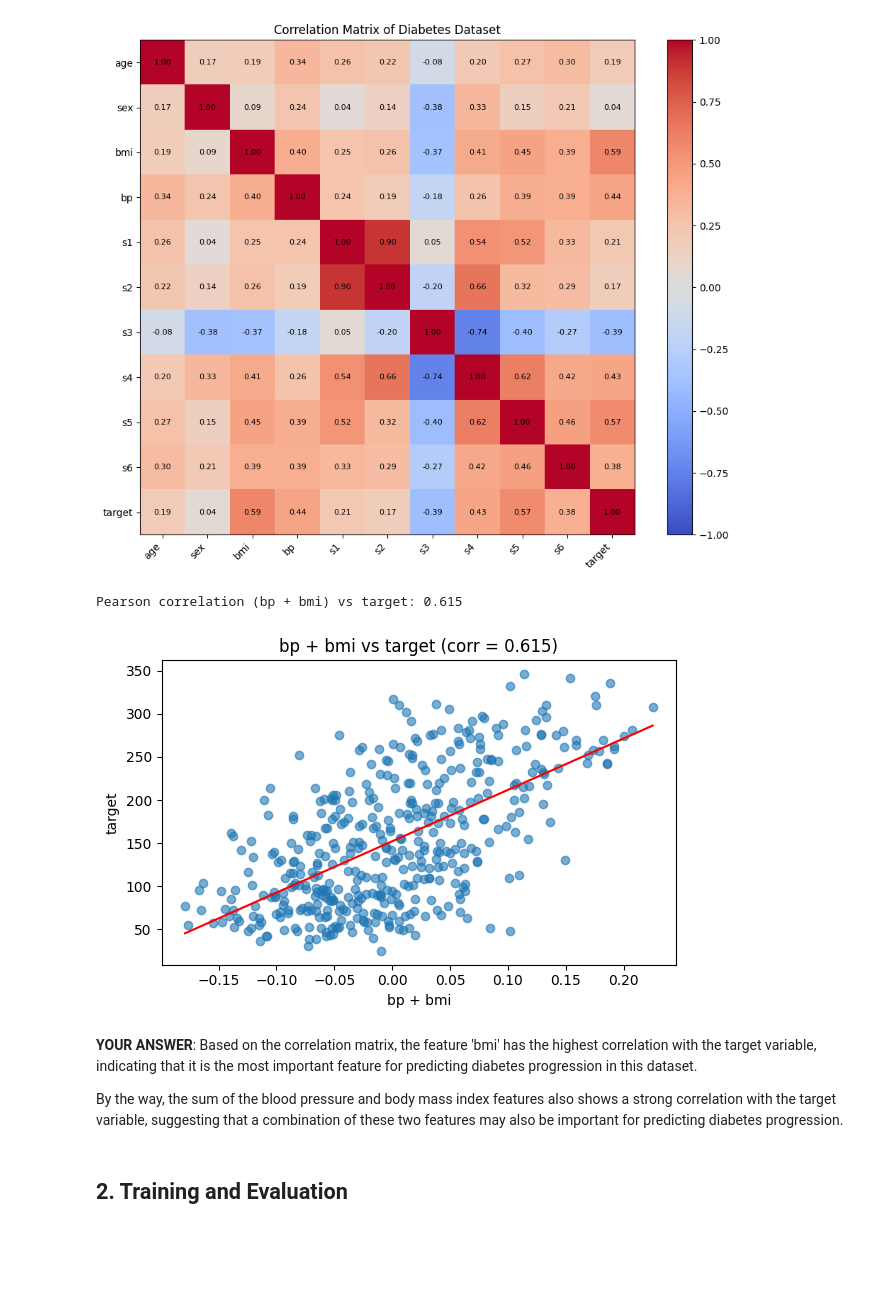
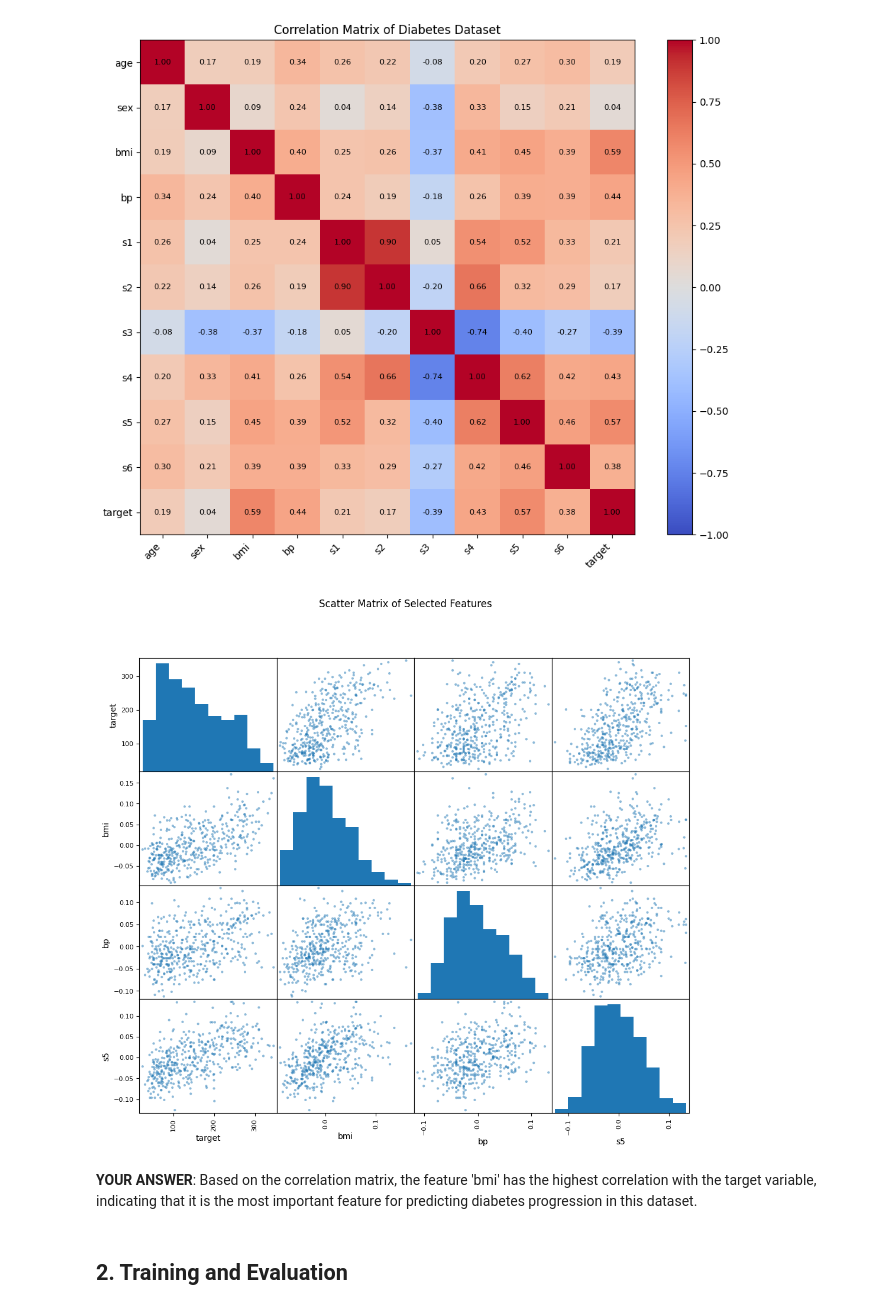
Before and after one commit to lelascarnevali/Udacity_Data_Science, a Jupyter notebook: 2_Introduction_to_Data_Science_and_Supervised_ML/exercises/02-1-Regression_Diabetes.ipynb, the cells around one changed output. Saved outputs shown, nothing was run; the diff lists cells and outputs as text; code cells hidden in the pictures; blank space fills up the shorter version.

```diff
--- a/2_Introduction_to_Data_Science_and_Supervised_ML/exercises/02-1-Regression_Diabetes.ipynb
+++ b/2_Introduction_to_Data_Science_and_Supervised_ML/exercises/02-1-Regression_Diabetes.ipynb
@@ -116,30 +113,16 @@ plt.tight_layout()
 plt.show()
 # %% [output]
 [figure]
-# %%
-# Correlação entre bp + bmi e o alvo
-combined = df_diabetes['bp'] + df_diabetes['bmi']
-corr_value = combined.corr(df_diabetes['target'])
-print(f"Pearson correlation (bp + bmi) vs target: {corr_value:.3f}")
-
-plt.figure(figsize=(6, 4))
-plt.scatter(combined, df_diabetes['target'], alpha=0.6)
-# linha de regressão simples
-m, b = np.polyfit(combined, df_diabetes['target'], 1)
-x_vals = np.linspace(combined.min(), combined.max(), 100)
-plt.plot(x_vals, m * x_vals + b, color='red')
-plt.xlabel('bp + bmi')
-plt.ylabel('target')
-plt.title(f'bp + bmi vs target (corr = {corr_value:.3f})')
-plt.tight_layout()
-plt.show()
-# %% [output]
-Pearson correlation (bp + bmi) vs target: 0.615
-[figure, removed]
+# %%
+features = ['target', 'bmi', 'bp', 's5']
+
+scatter_matrix = pd.plotting.scatter_matrix(df_diabetes[features], figsize=(12, 10))
+plt.suptitle('Scatter Matrix of Selected Features')
+plt.show()
+# %% [output]
+[figure, added]
 # %% [markdown]
 **YOUR ANSWER**: Based on the correlation matrix, the feature 'bmi' has the highest correlation with the target variable, indicating that it is the most important feature for predicting diabetes progression in this dataset.
-
-By the way, the sum of the blood pressure and body mass index features also shows a strong correlation with the target variable, suggesting that a combination of these two features may also be important for predicting diabetes progression.
 # %% [markdown]
 ## 2. Training and Evaluation
 # %% [markdown]
```
Also changed, not shown: parts of 4 cells of this notebook.
